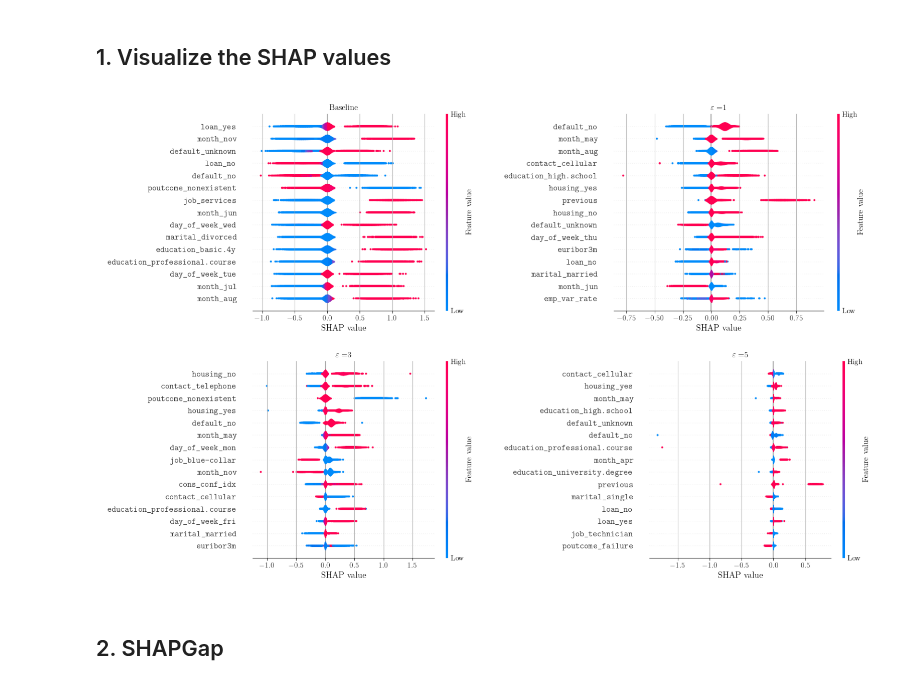
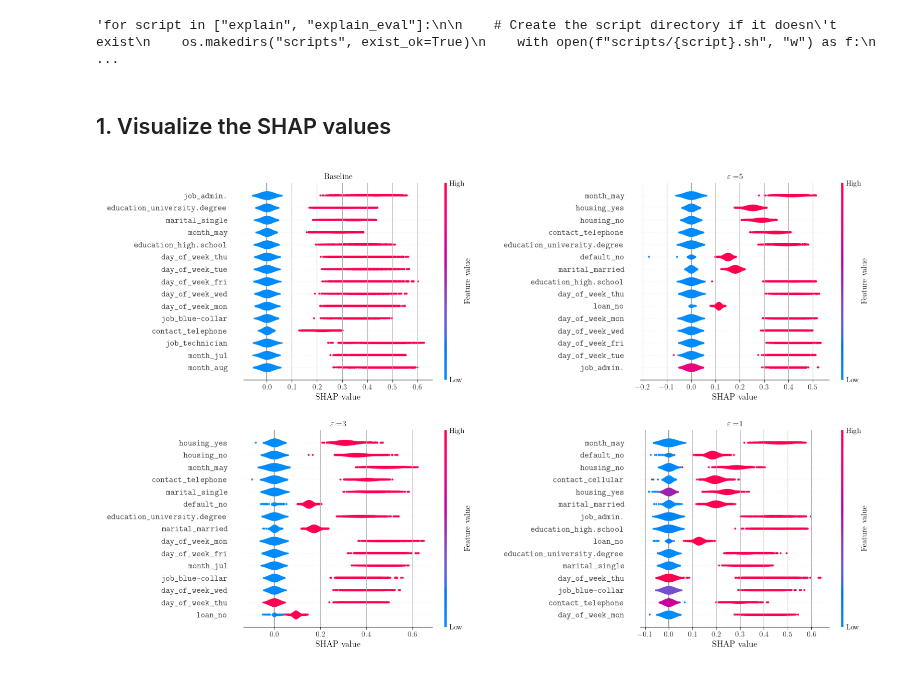
Before and after one commit to trinhkieuha/dp-shap-anomaly-detection, a Jupyter notebook: notebooks/06_Explainability.ipynb, the cells around one changed output. Cells and saved outputs as stored; diff of their text form; code cells hidden in the pictures.

```diff
--- a/notebooks/06_Explainability.ipynb
+++ b/notebooks/06_Explainability.ipynb
@@ -34,9 +37,9 @@ plt.rcParams['font.size'] = 9
 # Chosen tuning objective
 metric = "AUC"
 x_size = 12000
-explain_size = 25
+explain_size = 500
 
-for script in ["explain", "explain_eval"]:
+"""for script in ["explain", "explain_eval"]:
 
     # Create the script directory if it doesn't exist
     os.makedirs("scripts", exist_ok=True)
@@ -57,7 +60,9 @@ for script in ["explain", "explain_eval"]:
             if model_type == "dpsgd":
                 txt += f' --model_type {model_type}'
             with open(f"scripts/{script}.sh", "a") as f:
-                f.write(txt + "\n")
+                f.write(txt + "\n")"""
+# %% [output]
+'for script in ["explain", "explain_eval"]:\n\n    # Create the script directory if it doesn\'t exist\n    os.makedirs("scripts", exist_ok=True)\n    with open(f"scripts/{script}.sh", "w") as f:\n     ...
 # %%
 shap_dict = {}
 
@@ -96,38 +101,37 @@ for (model_type, version, eps), explanation in shap_dict.items():
     if explanation == []:
         continue
     else:
-        shap_values = explanation
+        shap_values = normalize_shap(explanation, method="l2")
     # Plot the SHAP values
     if model_type == "baseline":
         title = "Baseline"
     else:
         title = r"$\varepsilon =$" + f"{eps:.0f}"
     # Create a temporary figure
     temp_fig = plt.figure()
     shap.summary_plot(shap_values,
                 features=X_test,
                 feature_names=[f"\\texttt{{{col}}}" for col in all_cols],
                 show=False,
                 plot_size=(8, 5),
                 max_display=15,
                 plot_type="violin",
                 title=title,
                 )
+    #plt.xlim(-0.2, 1.25)  # Set x-axis limits to -0.5 and 1
     # Draw the canvas, copy contents, and close temp
     temp_fig.canvas.draw()
     image = np.frombuffer(temp_fig.canvas.tostring_rgb(), dtype='uint8')
     image = image.reshape(temp_fig.canvas.get_width_height()[::-1] + (3,))
     plt.close(temp_fig)
 
     # Show the image in the target subplot
     axes[j].imshow(image)
     axes[j].axis("off")
     j += 1
 
 plt.tight_layout()
 plt.savefig(f"results/figures/shap_values.png", bbox_inches='tight', dpi=300)
 plt.show()
 # %% [output]
-[figure, old version]
+[figure, new version]
-# %% [markdown]
-## 2. SHAPGap
```
Also changed, not shown: parts of 13 cells of this notebook, 18 other files.
